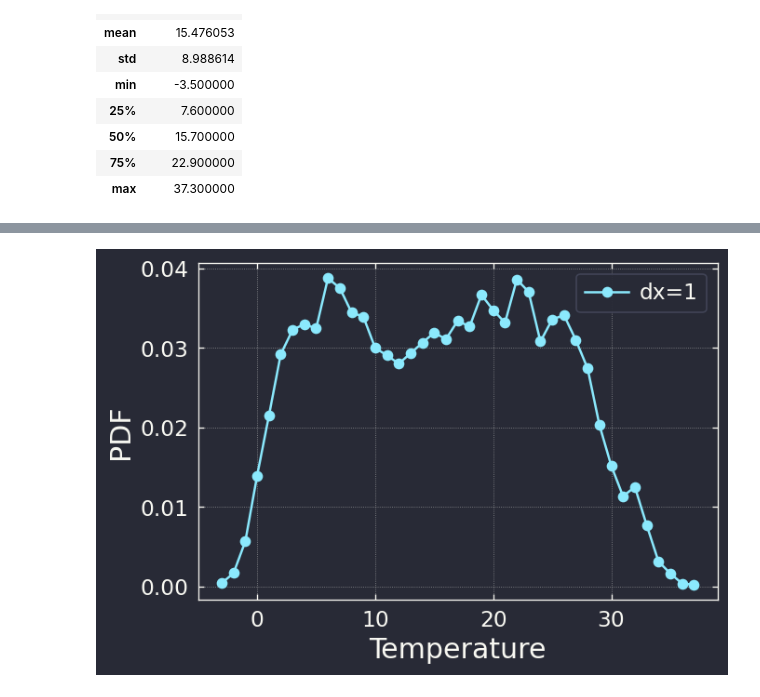
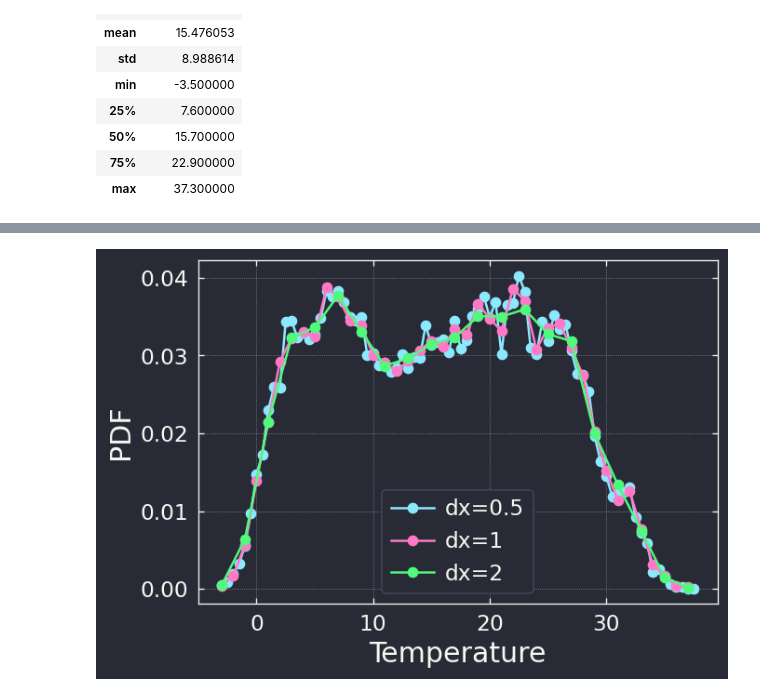
Before and after one commit to KeiNagayama/PRG2023, a Jupyter notebook: 03_PLOT/notebook/pdf.ipynb, the cells around one changed output, grey strips where cells are left out. Cells and saved outputs as stored; diff of their text form; code cells hidden in the pictures.

```diff
--- a/03_PLOT/notebook/pdf.ipynb
+++ b/03_PLOT/notebook/pdf.ipynb
@@ -8,12 +8,7 @@ import pandas as pd
 
 # comment out below
 import json
-
-
-def dict2rc(dict): return {f'{k1}.{k2}': v for k1,
-                           d in dict.items() for k2, v in d.items()}
-
-
+def dict2rc(dict): return {f'{k1}.{k2}': v for k1, d in dict.items() for k2, v in d.items()}
 with open('mpl_rc.json') as f:
     plt.rcParams.update(dict2rc(json.load(f)))
 plt.style.use('dracula')
@@ -52,41 +97,46 @@ import math
 # %%
 def calc_pdf(xs, dx=1):
-    # xs  : データの１次元配列
+    # xs: データの１次元配列
     # dx: bin幅
 
     xmin = int(min(xs)) - dx/2  # binの中央値を整数にするための調整
 
     counter = dict()
     for x in xs:
         index = int((x-xmin)/dx)
         if index in counter:
             counter[index] += 1
         else:
             counter[index] = 1
 
     pdf = dict()
-    N = len(xs) * dx
+    N = len(xs) * dx # 規格化定数
     for index, count in counter.items():
         xbin = xmin + (index+0.5) * dx
         pdf[xbin] = count / N
 
     # binでソートする
     pdf = dict(sorted(pdf.items(), key=lambda d: d[0]))
 
     return pdf
 
 
-def draw_pdf(pdf, label=None):
+def draw_pdf(pdf, label=None, kind='line'):
     x = pdf.keys()
     p = pdf.values()
-    plt.plot(x, p, marker='o', label=label)
-    # plt.bar(x, p)
+
+    if kind == 'line':
+        plt.plot(x, p, marker='o', label=label)
+    if kind == 'bar':
+        plt.bar(x, p, label=label)
+
     plt.xlabel('Temperature')
     plt.ylabel('PDF')
-    plt.legend()
+    plt.legend(bbox_to_anchor=(1,1))
 
 
-pdf = calc_pdf(data['temperature'], dx=1)
-draw_pdf(pdf, label=f'dx=1')
+for dx in [0.5, 1, 2]:
+    pdf = calc_pdf(data['temperature'], dx=dx)
+    draw_pdf(pdf, label=f'dx={dx}', kind='line')
 # %% [output]
-[figure, old version]
+[figure, new version]
```
Also changed, not shown: parts of 18 cells of this notebook, 2 other files.
